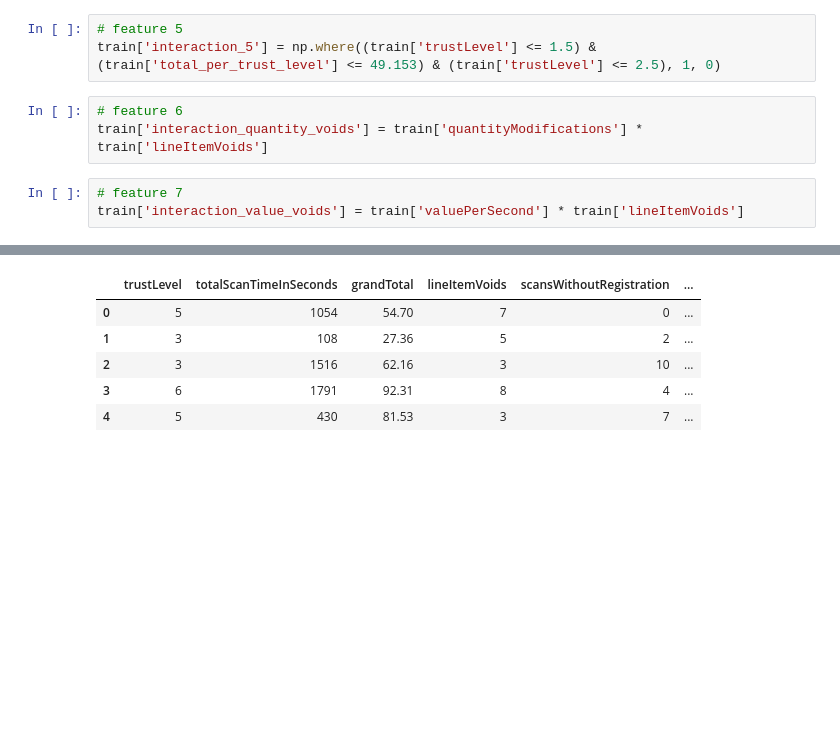
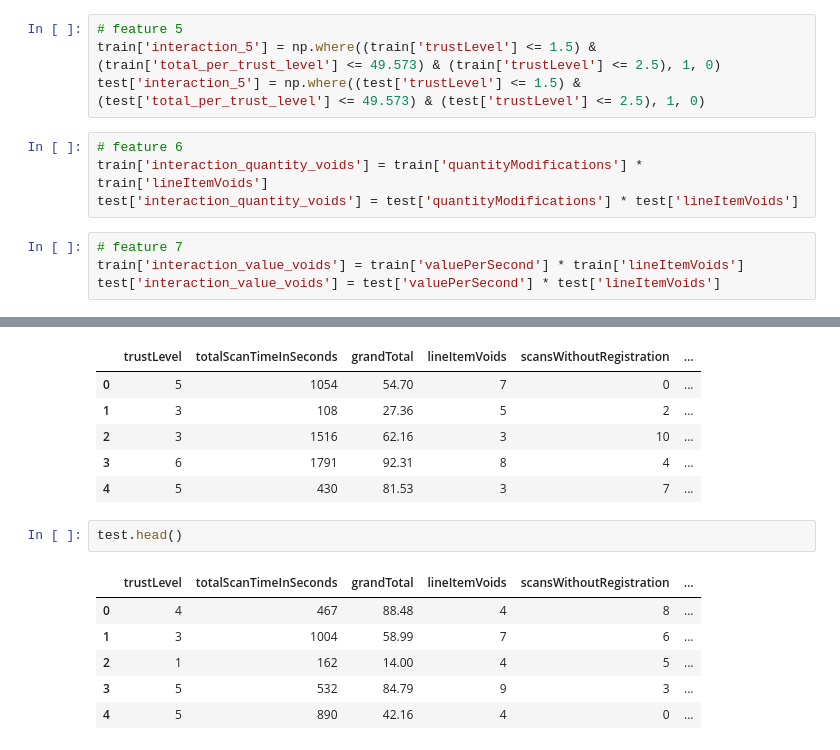
Before and after one commit to kivvilol/DATA-448, a Jupyter notebook: predictive_analytics_homework_4.ipynb, the cells around one changed output, grey strips where cells are left out. Drawn from its saved outputs; the diff is of its cells as text; blank space fills up the shorter version.

```diff
--- a/predictive_analytics_homework_4.ipynb
+++ b/predictive_analytics_homework_4.ipynb
@@ -80,12 +102,15 @@ plot_tree(tree_md, feature_names = X_train.columns, filled = True)
 # %%
 # feature 5
-train['interaction_5'] = np.where((train['trustLevel'] <= 1.5) & (train['total_per_trust_level'] <= 49.153) & (train['trustLevel'] <= 2.5), 1, 0)
+train['interaction_5'] = np.where((train['trustLevel'] <= 1.5) & (train['total_per_trust_level'] <= 49.573) & (train['trustLevel'] <= 2.5), 1, 0)
+test['interaction_5'] = np.where((test['trustLevel'] <= 1.5) & (test['total_per_trust_level'] <= 49.573) & (test['trustLevel'] <= 2.5), 1, 0)
 # %%
 # feature 6
 train['interaction_quantity_voids'] = train['quantityModifications'] * train['lineItemVoids']
+test['interaction_quantity_voids'] = test['quantityModifications'] * test['lineItemVoids']
 # %%
 # feature 7
 train['interaction_value_voids'] = train['valuePerSecond'] * train['lineItemVoids']
+test['interaction_value_voids'] = test['valuePerSecond'] * test['lineItemVoids']
 # %%
 train.head()
 # %% [output]
@@ -95,3 +120,12 @@ train.head()
 | 2 | 3 | 1516 | 62.16 | 3 | 10 | ... |
 | 3 | 6 | 1791 | 92.31 | 8 | 4 | ... |
 | 4 | 5 | 430 | 81.53 | 3 | 7 | ... |
+# %%
+test.head()
+# %% [output]
+|  | trustLevel | totalScanTimeInSeconds | grandTotal | lineItemVoids | scansWithoutRegistration | ... |
+| 0 | 4 | 467 | 88.48 | 4 | 8 | ... |
+| 1 | 3 | 1004 | 58.99 | 7 | 6 | ... |
+| 2 | 1 | 162 | 14.00 | 4 | 5 | ... |
+| 3 | 5 | 532 | 84.79 | 9 | 3 | ... |
+| 4 | 5 | 890 | 42.16 | 4 | 0 | ... |
```
Also changed, not shown: parts of 6 cells of this notebook.
